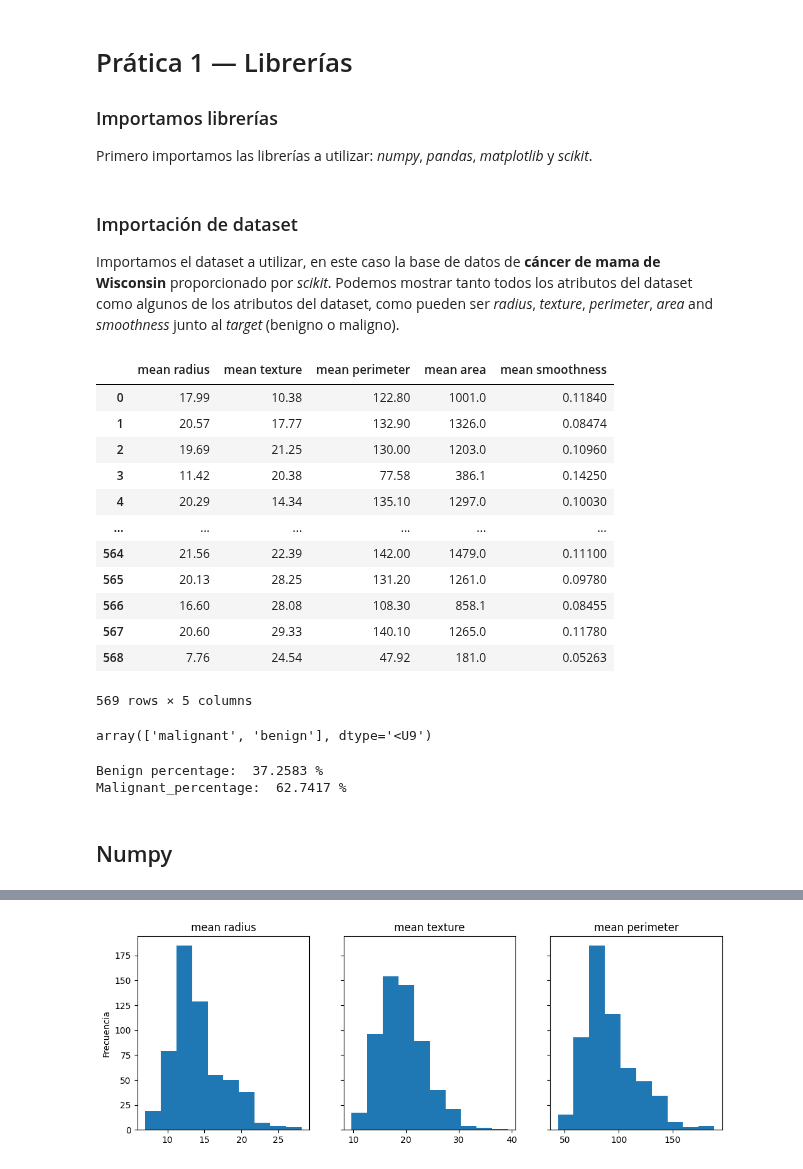
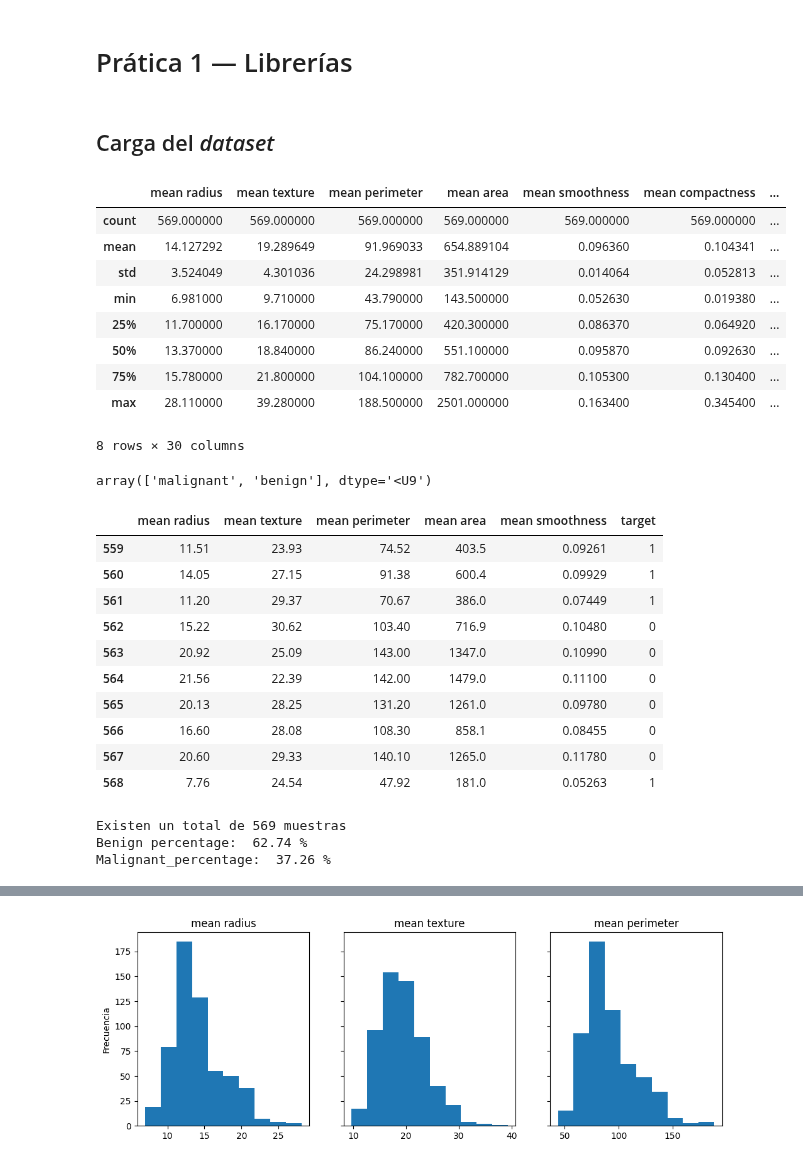
Before and after one commit to carlosgg0/practicas-aprendizaje, a Jupyter notebook: practica1/main.ipynb, the cells around one changed output, grey strips where cells are left out. Drawn from its saved outputs; the diff is of its cells as text; code cells hidden in the pictures.

```diff
--- a/practica1/main.ipynb
+++ b/practica1/main.ipynb
@@ -1,7 +1,5 @@
 # %% [markdown]
 # Prática 1 — Librerías
-### Importamos librerías
-Primero importamos las librerías a utilizar: *numpy*, *pandas*, *matplotlib* y *scikit*.
 # %%
 import matplotlib.pyplot as plt
 import pandas as pd
@@ -12,45 +10,57 @@ from sklearn.tree import DecisionTreeClassifier
 from sklearn.neural_network import MLPClassifier
 from sklearn.metrics import accuracy_score, confusion_matrix
 # %% [markdown]
-### Importación de dataset
-Importamos el dataset a utilizar, en este caso la base de datos de **cáncer de mama de Wisconsin** proporcionado por *scikit*.
-Podemos mostrar tanto todos los atributos del dataset como algunos de los atributos del dataset, como pueden ser *radius*, *texture*, *perimeter*, *area* and *smoothness* junto al *target* (benigno o maligno).
+## Carga del *dataset*
 # %%
 breast_cancer = load_breast_cancer()
 df = pd.DataFrame(data=breast_cancer.data, columns=breast_cancer.feature_names)
 
-features = ['mean radius', 'mean texture', 'mean perimeter', 'mean area', 'mean smoothness']
+# Métricas y percentiles de cada uno de los atributos
 df.describe()
-
-df[features]
 # %% [output]
-|  | mean radius | mean texture | mean perimeter | mean area | mean smoothness |
-| 0 | 17.99 | 10.38 | 122.80 | 1001.0 | 0.11840 |
-| 1 | 20.57 | 17.77 | 132.90 | 1326.0 | 0.08474 |
-| 2 | 19.69 | 21.25 | 130.00 | 1203.0 | 0.10960 |
-| 3 | 11.42 | 20.38 | 77.58 | 386.1 | 0.14250 |
-| 4 | 20.29 | 14.34 | 135.10 | 1297.0 | 0.10030 |
-| ... | ... | ... | ... | ... | ... |
-| 564 | 21.56 | 22.39 | 142.00 | 1479.0 | 0.11100 |
-| 565 | 20.13 | 28.25 | 131.20 | 1261.0 | 0.09780 |
-| 566 | 16.60 | 28.08 | 108.30 | 858.1 | 0.08455 |
-| 567 | 20.60 | 29.33 | 140.10 | 1265.0 | 0.11780 |
-| 568 | 7.76 | 24.54 | 47.92 | 181.0 | 0.05263 |
+|  | mean radius | mean texture | mean perimeter | mean area | mean smoothness | mean compactness | ... |
+| count | 569.000000 | 569.000000 | 569.000000 | 569.000000 | 569.000000 | 569.000000 | ... |
+| mean | 14.127292 | 19.289649 | 91.969033 | 654.889104 | 0.096360 | 0.104341 | ... |
+| std | 3.524049 | 4.301036 | 24.298981 | 351.914129 | 0.014064 | 0.052813 | ... |
+| min | 6.981000 | 9.710000 | 43.790000 | 143.500000 | 0.052630 | 0.019380 | ... |
+| 25% | 11.700000 | 16.170000 | 75.170000 | 420.300000 | 0.086370 | 0.064920 | ... |
+| 50% | 13.370000 | 18.840000 | 86.240000 | 551.100000 | 0.095870 | 0.092630 | ... |
+| 75% | 15.780000 | 21.800000 | 104.100000 | 782.700000 | 0.105300 | 0.130400 | ... |
+| max | 28.110000 | 39.280000 | 188.500000 | 2501.000000 | 0.163400 | 0.345400 | ... |
-569 rows × 5 columns
+8 rows × 30 columns
-# %%
-df['target'] = breast_cancer.target
-breast_cancer.target_names
-# %% [output]
-array(['malignant', 'benign'], dtype='<U9')
+# %%
+# Mostramos el conjunto de clases
+df["target"] = breast_cancer.target
+breast_cancer.target_names
+# %% [output]
+array(['malignant', 'benign'], dtype='<U9')
+# %%
+# Mostramos un subconjunto de muestras y características
+features = ["mean radius", "mean texture", "mean perimeter", "mean area", "mean smoothness", "target"]
+df[features].tail(10)
+# %% [output]
+|  | mean radius | mean texture | mean perimeter | mean area | mean smoothness | target |
+| 559 | 11.51 | 23.93 | 74.52 | 403.5 | 0.09261 | 1 |
+| 560 | 14.05 | 27.15 | 91.38 | 600.4 | 0.09929 | 1 |
+| 561 | 11.20 | 29.37 | 70.67 | 386.0 | 0.07449 | 1 |
+| 562 | 15.22 | 30.62 | 103.40 | 716.9 | 0.10480 | 0 |
+| 563 | 20.92 | 25.09 | 143.00 | 1347.0 | 0.10990 | 0 |
+| 564 | 21.56 | 22.39 | 142.00 | 1479.0 | 0.11100 | 0 |
+| 565 | 20.13 | 28.25 | 131.20 | 1261.0 | 0.09780 | 0 |
+| 566 | 16.60 | 28.08 | 108.30 | 858.1 | 0.08455 | 0 |
+| 567 | 20.60 | 29.33 | 140.10 | 1265.0 | 0.11780 | 0 |
+| 568 | 7.76 | 24.54 | 47.92 | 181.0 | 0.05263 | 1 |
 # %%
-# Porcentajes de malignos y venignos
-benign_percentage = round(df[df["target"] == 0].shape[0] / df.shape[0] * 100, 4)
-malignant_percentage = round(df[df["target"] == 1].shape[0] / df.shape[0] * 100, 4)
+# Porcentajes de malignos (== 0) y benignos (== 1)
+
+benign_percentage = round(df[df["target"] == 1].shape[0] / df.shape[0] * 100, 2)
+malignant_percentage = round(df[df["target"] == 0].shape[0] / df.shape[0] * 100, 2)
+
+print("Existen un total de", df.shape[0], "muestras")
 print("Benign percentage: ", benign_percentage, "%")
 print("Malignant_percentage: ", malignant_percentage, "%")
 # %% [output]
-Benign percentage:  37.2583 %
-Malignant_percentage:  62.7417 %
+Existen un total de 569 muestras
+Benign percentage:  62.74 %
+Malignant_percentage:  37.26 %
-# %% [markdown]
-## Numpy
 # %%
```
Also changed, not shown: parts of 16 cells of this notebook.
